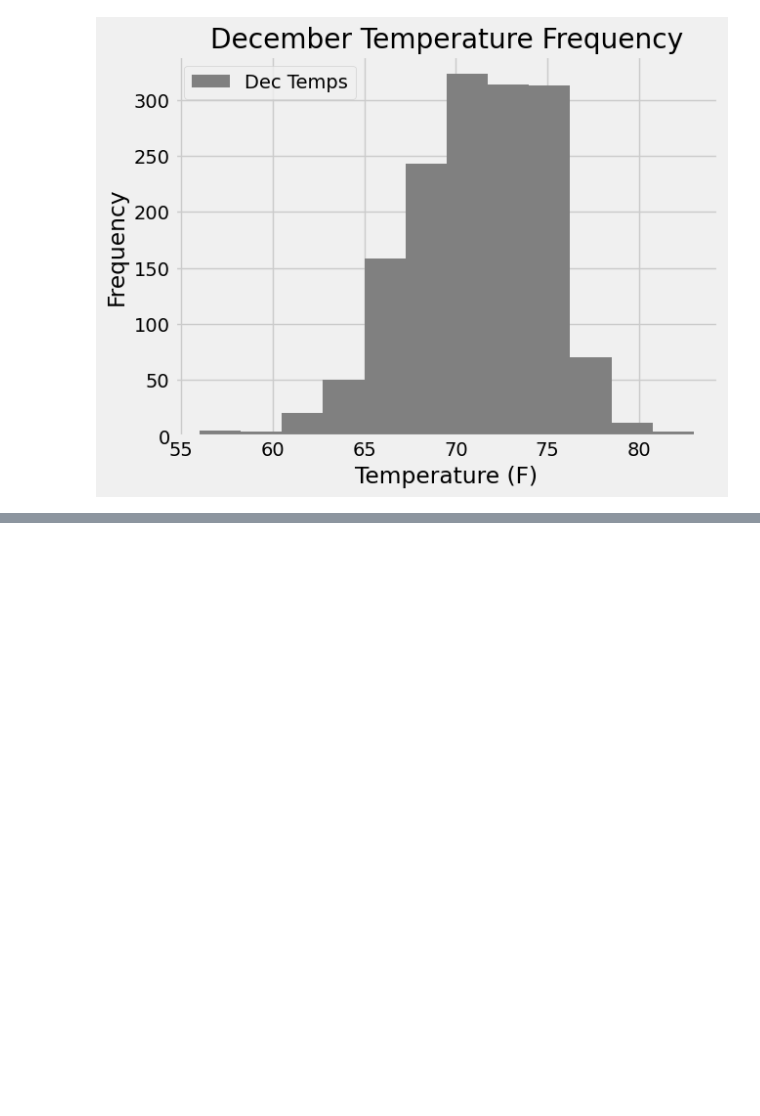
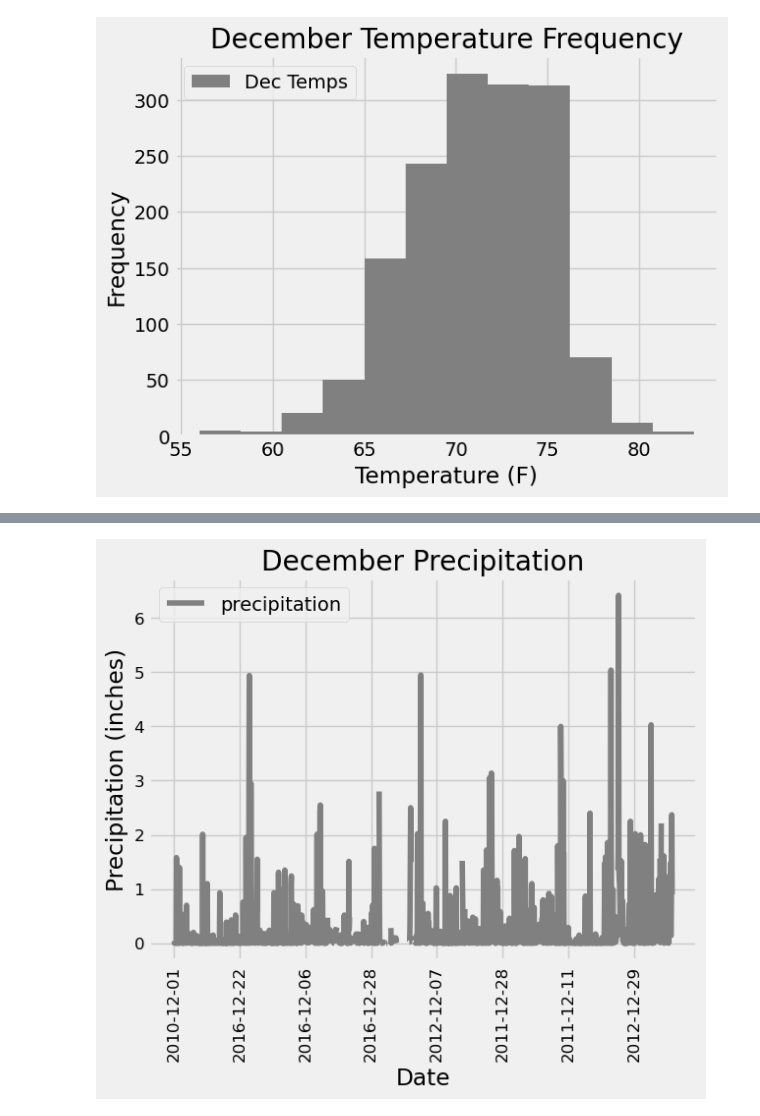
Before and after one commit to ipar2022/surfs_up, a Jupyter notebook: SurfsUp_Challenge.ipynb, the cells around one changed output, grey strips where cells are left out. Saved outputs shown, nothing was run; the diff lists cells and outputs as text; code cells hidden in the pictures; blank space fills up the shorter version.

```diff
--- a/SurfsUp_Challenge.ipynb
+++ b/SurfsUp_Challenge.ipynb
@@ -170,0 +220,4 @@ plt.savefig("dec_temps_freq_graph.png")
+# %%
+# December precipitation query
+dec_prcp = session.query(Measurement.date, Measurement.prcp).filter(extract('month', Measurement.date) == 12).all()
+print(dec_prcp)
@@ -170,0 +226,5 @@ plt.savefig("dec_temps_freq_graph.png")
+# %%
+# December precipitation dataframe
+dec_prcp_df = pd.DataFrame(dec_prcp, columns=['date','precipitation']).sort_index()
+dec_prcp_df.set_index(dec_prcp_df['date'], inplace=True)
+dec_prcp_df
@@ -170,0 +246,10 @@ plt.savefig("dec_temps_freq_graph.png")
+# %%
+# December precipitation graph
+dec_prcp_df.plot(color="gray", fontsize = 12)
+plt.title("December Precipitation")
+plt.xlabel("Date")
+plt.ylabel("Precipitation (inches)")
+plt.xticks(rotation = 90)
+plt.savefig("dec_prcp_graph.png")
+# %% [output]
+[figure, added]
```
Also changed, not shown: parts of 8 cells of this notebook, 2 other files.
